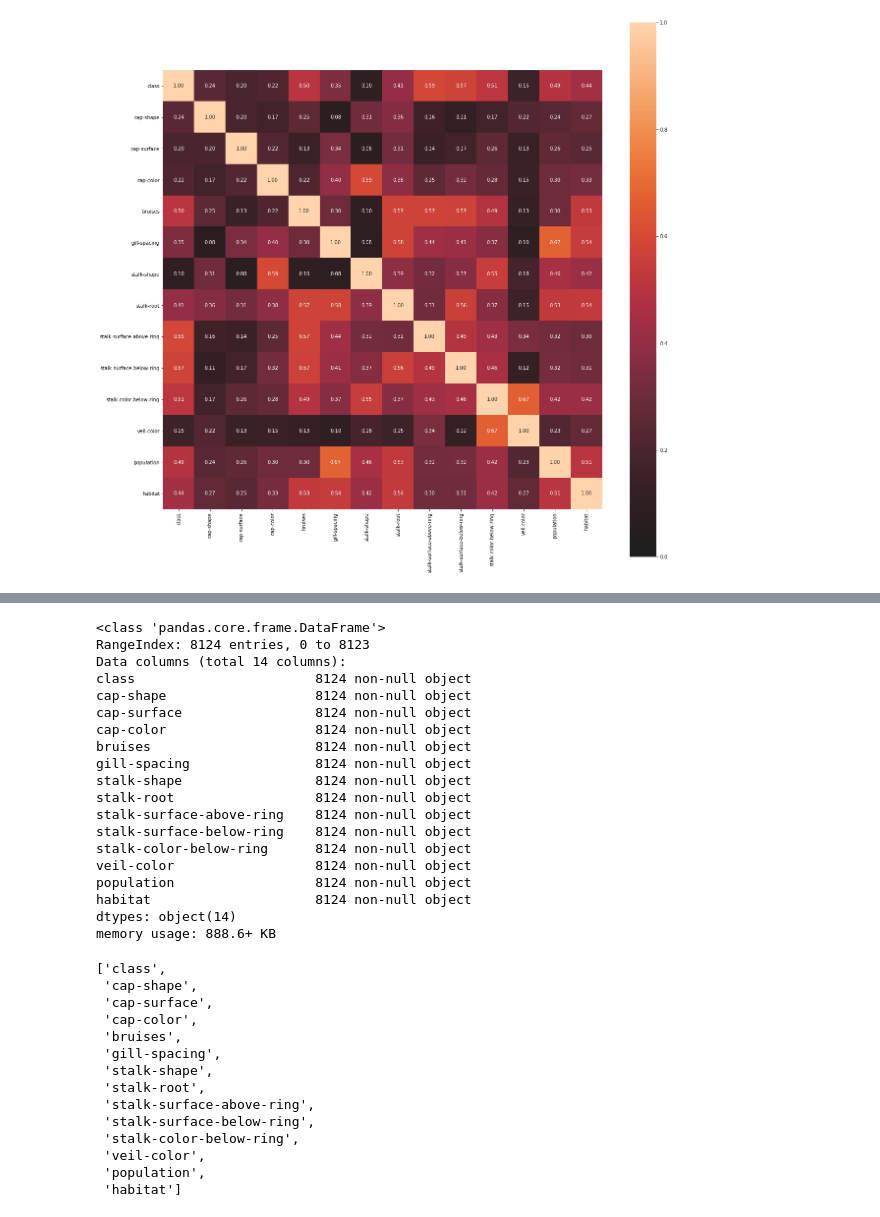
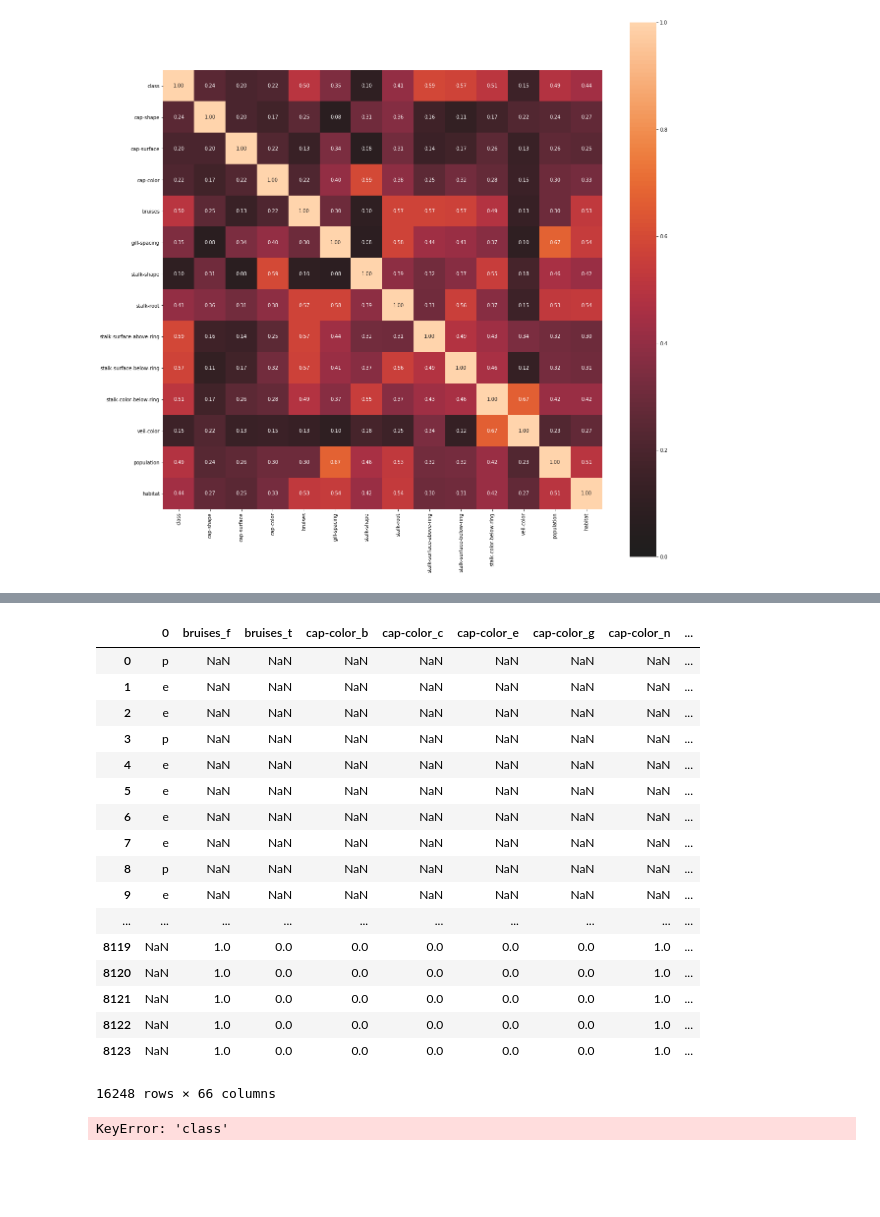
Before and after one commit to zachzazueta/mushroom_classifier, a Jupyter notebook: 01Cleaning.ipynb, the cells around one changed output, grey strips where cells are left out. Drawn from its saved outputs; the diff is of its cells as text; code cells hidden in the pictures; blank space fills up the shorter version.

```diff
--- a/01Cleaning.ipynb
+++ b/01Cleaning.ipynb
@@ -160,3 +157,5 @@ plt.rcParams["figure.figsize"]=20,20
 associations_()
 # %% [output]
 [figure]
+# %%
+data_corr_dummies = pd.get_dummies(data_corr.drop(['class'], axis=1))
@@ -163,28 +182,29 @@ associations_()
+# %%
+data_corr = pd.concat([data_corr['class'],data_corr_dummies])
 # %%
-data_corr.info()
+data_corr
 # %% [output]
+|  | 0 | bruises_f | bruises_t | cap-color_b | cap-color_c | cap-color_e | cap-color_g | cap-color_n | ... |
+| 0 | p | NaN | NaN | NaN | NaN | NaN | NaN | NaN | ... |
+| 1 | e | NaN | NaN | NaN | NaN | NaN | NaN | NaN | ... |
+| 2 | e | NaN | NaN | NaN | NaN | NaN | NaN | NaN | ... |
+| 3 | p | NaN | NaN | NaN | NaN | NaN | NaN | NaN | ... |
+| 4 | e | NaN | NaN | NaN | NaN | NaN | NaN | NaN | ... |
+| 5 | e | NaN | NaN | NaN | NaN | NaN | NaN | NaN | ... |
+| 6 | e | NaN | NaN | NaN | NaN | NaN | NaN | NaN | ... |
+| 7 | e | NaN | NaN | NaN | NaN | NaN | NaN | NaN | ... |
+| 8 | p | NaN | NaN | NaN | NaN | NaN | NaN | NaN | ... |
+| 9 | e | NaN | NaN | NaN | NaN | NaN | NaN | NaN | ... |
+| ... | ... | ... | ... | ... | ... | ... | ... | ... | ... |
+| 8119 | NaN | 1.0 | 0.0 | 0.0 | 0.0 | 0.0 | 0.0 | 1.0 | ... |
+| 8120 | NaN | 1.0 | 0.0 | 0.0 | 0.0 | 0.0 | 0.0 | 1.0 | ... |
+| 8121 | NaN | 1.0 | 0.0 | 0.0 | 0.0 | 0.0 | 0.0 | 1.0 | ... |
+| 8122 | NaN | 1.0 | 0.0 | 0.0 | 0.0 | 0.0 | 0.0 | 1.0 | ... |
+| 8123 | NaN | 1.0 | 0.0 | 0.0 | 0.0 | 0.0 | 0.0 | 1.0 | ... |
-<class 'pandas.core.frame.DataFrame'>
-RangeIndex: 8124 entries, 0 to 8123
-Data columns (total 14 columns):
-class                       8124 non-null object
-cap-shape                   8124 non-null object
-cap-surface                 8124 non-null object
-cap-color                   8124 non-null object
-bruises                     8124 non-null object
-gill-spacing                8124 non-null object
-stalk-shape                 8124 non-null object
-stalk-root                  8124 non-null object
-stalk-surface-above-ring    8124 non-null object
-stalk-surface-below-ring    8124 non-null object
-stalk-color-below-ring      8124 non-null object
-veil-color                  8124 non-null object
-population                  8124 non-null object
-habitat                     8124 non-null object
-dtypes: object(14)
-memory usage: 888.6+ KB
+16248 rows × 66 columns
 # %%
 inspect = []
-for i in data_corr.columns[:15]:
+for i in data_corr.columns[1:65]:
     obs = pd.crosstab(data_corr['class'], data_corr[i])
     stat, pval, df, expected = chi2_contingency(obs)
     if pval < 0.05:
@@ -192,20 +212,7 @@ for i in data_corr.columns[:15]:
 
 inspect
 # %% [output]
-['class',
- 'cap-shape',
- 'cap-surface',
- 'cap-color',
- 'bruises',
- 'gill-spacing',
- 'stalk-shape',
- 'stalk-root',
- 'stalk-surface-above-ring',
- 'stalk-surface-below-ring',
- 'stalk-color-below-ring',
- 'veil-color',
- 'population',
- 'habitat']
+KeyError: 'class'
 # %%
 #data_corr = data_corr.drop([''], axis=1)
 # %%
```
Also changed, not shown: parts of 3 cells of this notebook.
